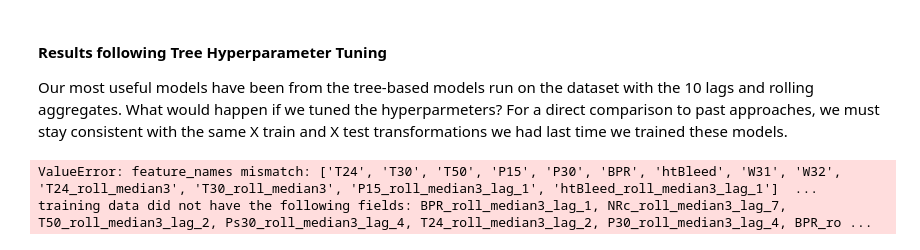
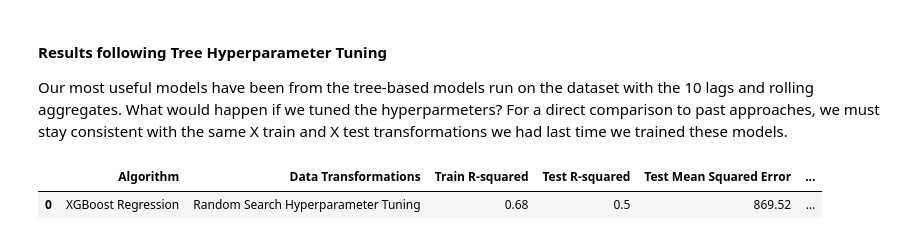
Before and after one commit to melperry123/Predictive-Maintenance-Example, a Jupyter notebook: Predictive_Maintenance_Machine_Learning-Improvements.ipynb, the cells around one changed output. Drawn from its saved outputs; the diff is of its cells as text; code cells hidden in the pictures.

```diff
--- a/Predictive_Maintenance_Machine_Learning-Improvements.ipynb
+++ b/Predictive_Maintenance_Machine_Learning-Improvements.ipynb
@@ -930,7 +935,7 @@ random_search_rf = RandomizedSearchCV(
     random_state=8675309,
     n_iter=10,
     cv=5,
-    verbose=1,
+    verbose=20,
     n_jobs=1,
     return_train_score=True)
 
@@ -980,9 +986,9 @@ random_search_xgb = RandomizedSearchCV(
     xgbr_model,
     param_distributions=params,
     random_state=8675309,
-    n_iter=10,
+    n_iter=25,
     cv=5,
-    verbose=1,
+    verbose=5,
     n_jobs=1,
     return_train_score=True)
 
@@ -1069,14 +1091,14 @@ Root mean squared error on test data: 39.80
 #### Results following Tree Hyperparameter Tuning
 Our most useful models have been from the tree-based models run on the dataset with the 10 lags and rolling aggregates. What would happen if we tuned the hyperparmeters? For a direct comparison to past approaches, we must stay consistent with the same X train and X test transformations we had last time we trained these models.
 # %%
-d = {'Algorithm' : ['XGBoost Regression','..' ]
-     ,'Data Transformations':['Random Search Hyperparameter Tuning', 'Grid Search Hyperparameter Tuning']
-     ,'Train R-squared':[round(random_search_xgb.score(X_train,y_train),2), round(grid_search_xgb.score(X_train,y_train),2),]
-     ,'Test R-squared':[round(my_short_regression_results(random_search_xgb)[0],2), round(my_short_regression_results(grid_search_xgb)[0],2)]
-     ,'Test Mean Squared Error':[round(my_short_regression_results(random_search_xgb)[1],2), round(my_short_regression_results(grid_search_xgb)[1],2)]
-     ,'Test Root Mean Squared Error':[round(my_short_regression_results(random_search_xgb)[2],2),round(my_short_regression_results(grid_search_xgb)[2],2)]}
+d = {'Algorithm' : ['XGBoost Regression']
+     ,'Data Transformations':['Random Search Hyperparameter Tuning']
+     ,'Train R-squared':[round(random_search_xgb.score(X_train,y_train),2)]
+     ,'Test R-squared':[round(my_short_regression_results(random_search_xgb)[0],2)]
+     ,'Test Mean Squared Error':[round(my_short_regression_results(random_search_xgb)[1],2)]
+     ,'Test Root Mean Squared Error':[round(my_short_regression_results(random_search_xgb)[2],2)]}
 df = pd.DataFrame(data=d)
 df
 # %% [output]
-ValueError: feature_names mismatch: ['T24', 'T30', 'T50', 'P15', 'P30', 'BPR', 'htBleed', 'W31', 'W32', 'T24_roll_median3', 'T30_roll_median3', 'P15_roll_median3_lag_1', 'htBleed_roll_median3_lag_1']  ...
-training data did not have the following fields: BPR_roll_median3_lag_1, NRc_roll_median3_lag_7, T50_roll_median3_lag_2, Ps30_roll_median3_lag_4, T24_roll_median3_lag_2, P30_roll_median3_lag_4, BPR_ro ...
+|  | Algorithm | Data Transformations | Train R-squared | Test R-squared | Test Mean Squared Error | ... |
+| 0 | XGBoost Regression | Random Search Hyperparameter Tuning | 0.68 | 0.5 | 869.52 | ... |
```
Also changed, not shown: parts of 11 cells of this notebook, 1 other file.
